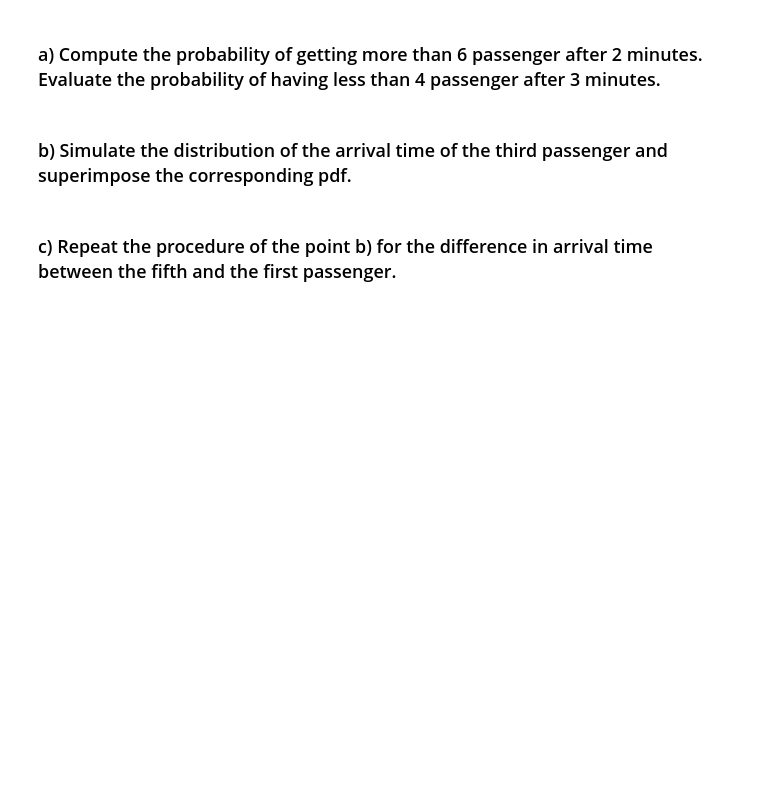
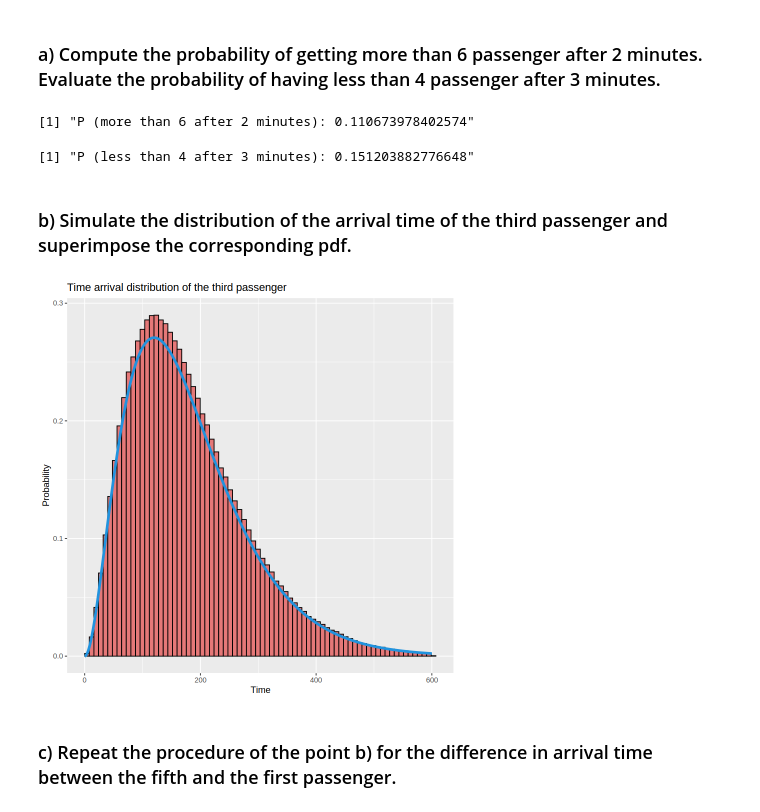
Before and after one commit to Kallo27/Advanced_statistics, a Jupyter notebook: Lab02/CalandraBuonaura_LorenzoRlab02.ipynb, the cells around one changed output. Cells and saved outputs as stored; diff of their text form; code cells hidden in the pictures; blank space fills up the shorter version.

```diff
--- a/Lab02/CalandraBuonaura_LorenzoRlab02.ipynb
+++ b/Lab02/CalandraBuonaura_LorenzoRlab02.ipynb
@@ -263,7 +282,70 @@ An ordinary deck of 52 cards is divided randomly into 26 pairs. Using Chebyshev
 In a stationary bus at the departure station, a passenger gets on the bus, on average every 30 seconds.
 # %% [markdown]
 ### a) Compute the probability of getting more than 6 passenger after 2 minutes. Evaluate the probability of having less than 4 passenger after 3 minutes.
+# %%
+poissonian_with_time <- function(t, mu, n) {
+  num <- ((t * mu) ^ n) * exp(-mu * t)
+  den <- factorial(n)
+
+  return((num / den))
+}
+
+avg_time <- 30
+avg_passengers <- 1
+
+time <- 2 * 60
+n_passengers <- 6
+
+prob1 <- 0
+
+for (i in 0:n_passengers) {
+  prob1 <- prob1 + poissonian_with_time(time / avg_time, avg_passengers, i)
+}
+
+time <- 3 * 60
+n_passengers <- 3
+
+prob2 <- 0
+
+for (i in 0:n_passengers) {
+  prob2 <- prob2 + poissonian_with_time(time / avg_time, avg_passengers, i)
+}
+
+sprintf("P (more than 6 after 2 minutes): %s", 1 - prob1)
+sprintf("P (less than 4 after 3 minutes): %s", prob2)
+# %% [output]
+[1] "P (more than 6 after 2 minutes): 0.110673978402574"
+[1] "P (less than 4 after 3 minutes): 0.151203882776648"
 # %% [markdown]
 ### b) Simulate the distribution of the arrival time of the third passenger and superimpose the corresponding pdf.
+# %%
+gamma_distr <- function(t, mu, n) {
+  num <- (t ^ (n - 1)) * (mu ^ n) * exp(- mu * t)
+  den <- factorial(n - 1)
+
+  return(num / den)
+}
+
+time_values <- seq(0, 600, by = 1)
+arrival_times_pdf <- data.frame(t = time_values,
+                                Freq = gamma_distr(time_values / 60,
+                                                   avg_passengers, 3))
+
+times_sample <- data.frame(t = sample(time_values, size = 10^6, replace = TRUE,
+                                      prob = arrival_times_pdf$Freq))
+
+n_bins <- 75
+bin_w <- (max(times_sample$t) - min(times_sample$t)) / n_bins
+
+ggplot(times_sample, aes(x = t, y = after_stat(count / (sum(count)) * bin_w))) +
+  geom_histogram(breaks = seq(min(time_values), max(time_values) + bin_w,
+                              by = bin_w), fill = "#e57878", color = "black") +
+  geom_line(data = arrival_times_pdf,
+            aes(x = t, y = Freq), color = "#2193de", linewidth = 1.5) +
+  labs(title = "Time arrival distribution of the third passenger",
+       x = "Time",
+       y = "Probability")
+# %% [output]
+[figure, added]
 # %% [markdown]
 ### c) Repeat the procedure of the point b) for the difference in arrival time between the fifth and the first passenger.
```
Also changed, not shown: parts of 9 cells of this notebook.
